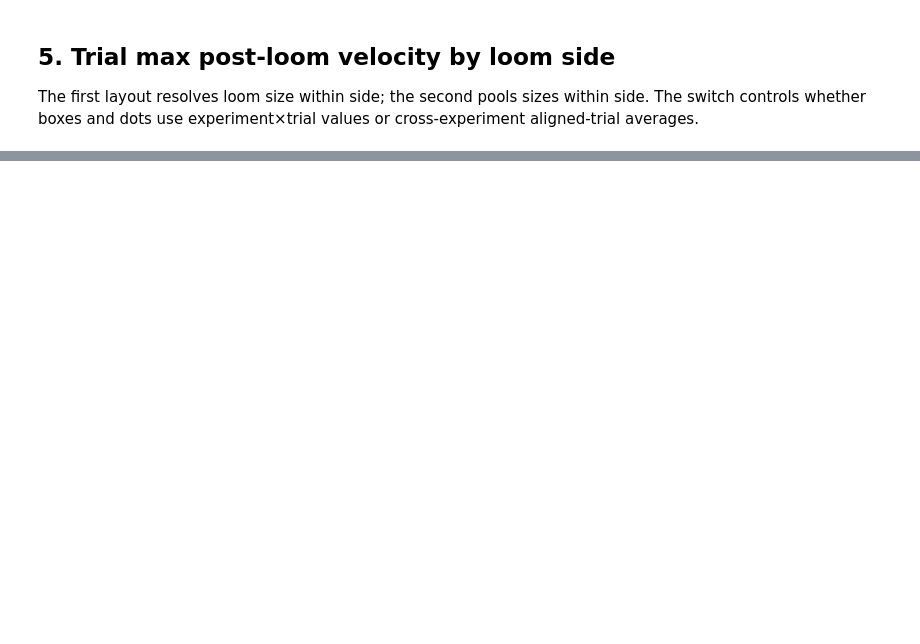
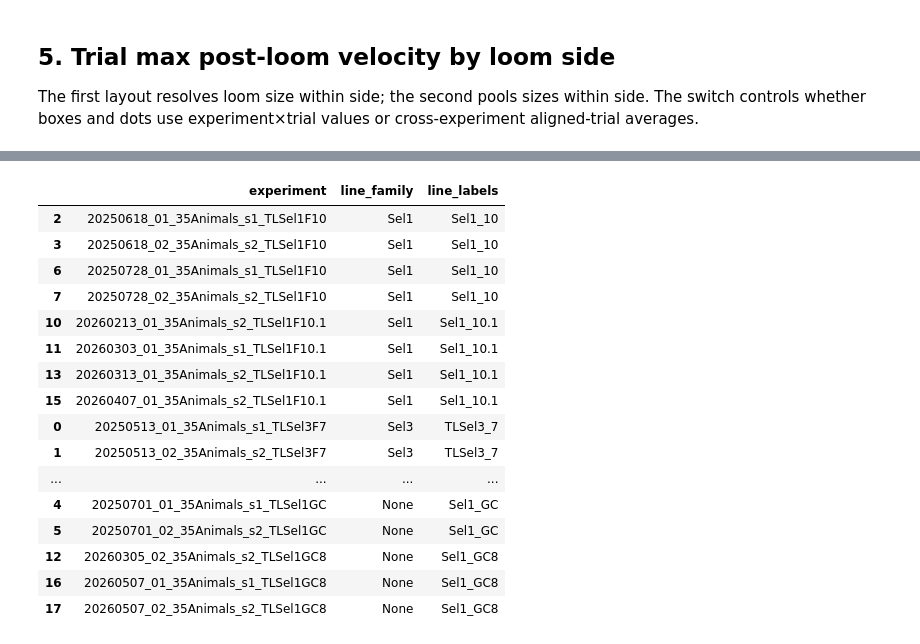
Before and after one commit to cryez/jlsocialbehavior, a Jupyter notebook: Analyses/LoomAnalysisCR.ipynb, the cells around one changed output, grey strips where cells are left out. Cells and saved outputs as stored; diff of their text form; code cells hidden in the pictures; blank space fills up the shorter version.

```diff
--- a/Analyses/LoomAnalysisCR.ipynb
+++ b/Analyses/LoomAnalysisCR.ipynb
@@ -535,0 +1001,100 @@ display(side_points.sort_values(['side', 'loom_max_size', 'condition_trial']).he
+# %%
+# Import regular expressions, which match flexible patterns in line names.
+import re
+
+# Restrict the comparison to these line families and genotypes, in this order.
+LINE_FAMILY_ORDER = ['Sel1', 'Sel3']
+LINE_FAMILY_GENOTYPES = ['hi', 'lo']
+
+# Convert the possibly multiple line labels for one experiment into one family.
+def classify_loom_line_family(line_labels):
+    """Classify one experiment without assigning Sel1_GC to the Sel1 family."""
+    # Always work with a list: wrap a single label, but keep existing collections.
+    # Normalize capitalization/whitespace so matching is robust.
+    labels = line_labels if isinstance(line_labels, (list, tuple, set, np.ndarray, pd.Series)) else [line_labels]
+    normalized_labels = [str(label).strip().lower() for label in labels]
+    # Cached rows are experiment-level, so any experiment containing a GC line
+    # must be excluded as a whole rather than partially assigned to Sel1 or Sel3.
+    # Exclude any experiment containing a Sel1_GC label as a whole.
+    if any(re.match(r'^(?:tl)?sel1_gc', label) for label in normalized_labels):
+        return None
+    # Match optional `tl` followed by Sel1 or Sel3. A set removes repeat labels.
+    families = set()
+    for normalized in normalized_labels:
+        if not normalized or normalized in {'nan', 'none'}:
+            continue
+        if re.match(r'^(?:tl)?sel1', normalized):
+            families.add('Sel1')
+        elif re.match(r'^(?:tl)?sel3', normalized):
+            families.add('Sel3')
+    # Mixed-family experiments are ambiguous and therefore raise an explicit error.
+    # `next(..., None)` returns the only family, or None if no family matched.
+    if len(families) > 1:
+        raise ValueError(f'Experiment mixes Sel1 and Sel3 line labels: {line_labels!r}')
+    return next(iter(families), None)
+
+# Classify every selected experiment and assemble a tidy lookup table.
+line_family_records = []
+for experiment_row in experiments[['experiment', 'lines']].itertuples(index=False):
+    line_family_records.append({
+        'experiment': str(experiment_row.experiment),
+        'line_family': classify_loom_line_family(experiment_row.lines),
+        'line_labels': ', '.join(map(str, experiment_row.lines)),
+    })
+line_family_catalog = pd.DataFrame(line_family_records)
+# As a defensive check, verify each experiment maps to no more than one family.
+conflicting_assignments = (
+    line_family_catalog.dropna(subset=['line_family'])
+    .groupby('experiment')['line_family'].nunique()
+)
+if conflicting_assignments.gt(1).any():
+    raise ValueError('At least one experiment has conflicting Sel1/Sel3 family assignments.')
+# Create a Series indexed by experiment name for fast mapping onto analysis rows.
+line_family_map = (
+    line_family_catalog.drop_duplicates('experiment').set_index('experiment')['line_family']
+)
+
+# Copy each needed analysis table, add its family label, and retain only the
+# requested family/genotype combinations.
+line_family_tables = {}
+for table_name in ['center_traces', 'response_metrics', 'trial_max_velocity']:
+    family_table = loom_tables[table_name].copy()
+    family_table['line_family'] = family_table['experiment'].astype(str).map(line_family_map)
+    family_table = family_table.loc[
+        family_table['line_family'].isin(LINE_FAMILY_ORDER)
+        & family_table['genotype'].isin(LINE_FAMILY_GENOTYPES)
+    ].copy()
+    line_family_tables[table_name] = family_table
+
+# Count both independent experiments and total rows for every family/genotype.
+line_family_counts = (
+    line_family_tables['trial_max_velocity']
+    .groupby(['line_family', 'genotype'], as_index=False)
+    .agg(n_experiments=('experiment', 'nunique'), n_rows=('experiment', 'size'))
+)
+# Build all expected combinations with a MultiIndex and subtract observed ones.
+missing_family_genotypes = pd.MultiIndex.from_product(
+    [LINE_FAMILY_ORDER, LINE_FAMILY_GENOTYPES], names=['line_family', 'genotype']
+).difference(pd.MultiIndex.from_frame(line_family_counts[['line_family', 'genotype']]))
+if len(missing_family_genotypes):
+    print('WARNING: No maximum-velocity data for:', list(missing_family_genotypes))
+display(line_family_catalog.sort_values(['line_family', 'experiment'], na_position='last'))
+display(line_family_counts)
+# %% [output]
+|  | experiment | line_family | line_labels |
+| 2 | 20250618_01_35Animals_s1_TLSel1F10 | Sel1 | Sel1_10 |
+| 3 | 20250618_02_35Animals_s2_TLSel1F10 | Sel1 | Sel1_10 |
+| 6 | 20250728_01_35Animals_s1_TLSel1F10 | Sel1 | Sel1_10 |
+| 7 | 20250728_02_35Animals_s2_TLSel1F10 | Sel1 | Sel1_10 |
+| 10 | 20260213_01_35Animals_s2_TLSel1F10.1 | Sel1 | Sel1_10.1 |
+| 11 | 20260303_01_35Animals_s1_TLSel1F10.1 | Sel1 | Sel1_10.1 |
+| 13 | 20260313_01_35Animals_s2_TLSel1F10.1 | Sel1 | Sel1_10.1 |
+| 15 | 20260407_01_35Animals_s2_TLSel1F10.1 | Sel1 | Sel1_10.1 |
+| 0 | 20250513_01_35Animals_s1_TLSel3F7 | Sel3 | TLSel3_7 |
+| 1 | 20250513_02_35Animals_s2_TLSel3F7 | Sel3 | TLSel3_7 |
+| ... | ... | ... | ... |
+| 4 | 20250701_01_35Animals_s1_TLSel1GC | None | Sel1_GC |
+| 5 | 20250701_02_35Animals_s2_TLSel1GC | None | Sel1_GC |
+| 12 | 20260305_02_35Animals_s2_TLSel1GC8 | None | Sel1_GC8 |
+| 16 | 20260507_01_35Animals_s1_TLSel1GC8 | None | Sel1_GC8 |
+| 17 | 20260507_02_35Animals_s2_TLSel1GC8 | None | Sel1_GC8 |
```
Also changed, not shown: parts of 21 cells of this notebook, 4 other files.
